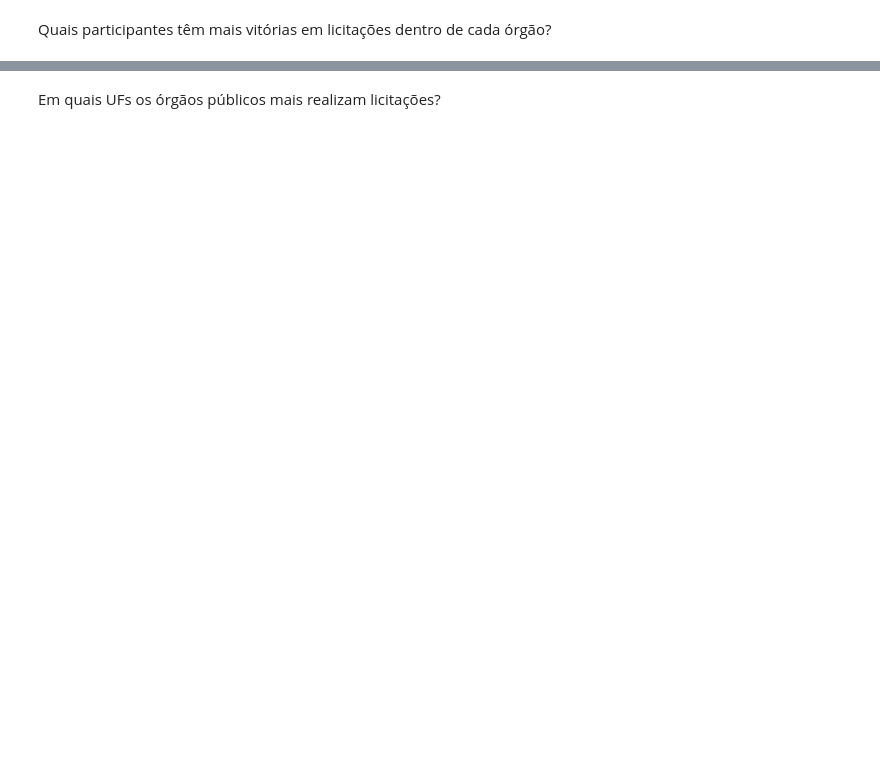
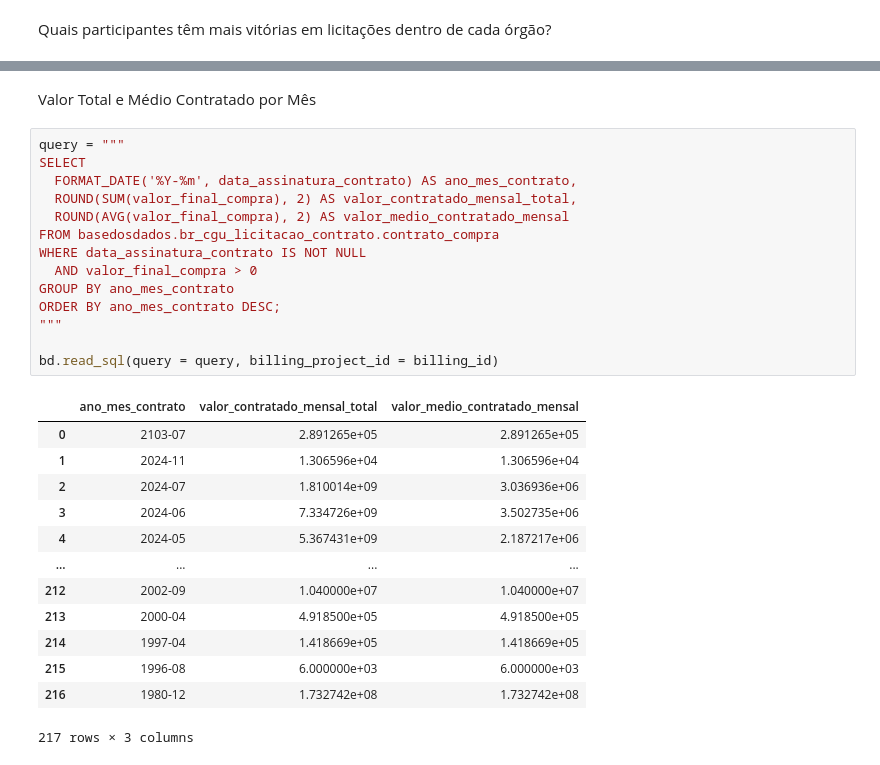
Before and after one commit to Th1agoFarias/Analise-Licitacoes-Publicas-CGU, a Jupyter notebook: cgu.ipynb, the cells around one changed output, grey strips where cells are left out. Cells and saved outputs as stored; diff of their text form; blank space fills up the shorter version.

```diff
--- a/cgu.ipynb
+++ b/cgu.ipynb
@@ -47,2 +127,30 @@ Quais participantes têm mais vitórias em licitações dentro de cada órgão?
 # %% [markdown]
-Em quais UFs os órgãos públicos mais realizam licitações?
+ Valor Total e Médio Contratado por Mês
+# %%
+query = """
+SELECT
+  FORMAT_DATE('%Y-%m', data_assinatura_contrato) AS ano_mes_contrato,
+  ROUND(SUM(valor_final_compra), 2) AS valor_contratado_mensal_total,
+  ROUND(AVG(valor_final_compra), 2) AS valor_medio_contratado_mensal
+FROM basedosdados.br_cgu_licitacao_contrato.contrato_compra
+WHERE data_assinatura_contrato IS NOT NULL
+  AND valor_final_compra > 0
+GROUP BY ano_mes_contrato
+ORDER BY ano_mes_contrato DESC;
+"""
+
+bd.read_sql(query = query, billing_project_id = billing_id)
+# %% [output]
+|  | ano_mes_contrato | valor_contratado_mensal_total | valor_medio_contratado_mensal |
+| 0 | 2103-07 | 2.891265e+05 | 2.891265e+05 |
+| 1 | 2024-11 | 1.306596e+04 | 1.306596e+04 |
+| 2 | 2024-07 | 1.810014e+09 | 3.036936e+06 |
+| 3 | 2024-06 | 7.334726e+09 | 3.502735e+06 |
+| 4 | 2024-05 | 5.367431e+09 | 2.187217e+06 |
+| ... | ... | ... | ... |
+| 212 | 2002-09 | 1.040000e+07 | 1.040000e+07 |
+| 213 | 2000-04 | 4.918500e+05 | 4.918500e+05 |
+| 214 | 1997-04 | 1.418669e+05 | 1.418669e+05 |
+| 215 | 1996-08 | 6.000000e+03 | 6.000000e+03 |
+| 216 | 1980-12 | 1.732742e+08 | 1.732742e+08 |
+217 rows × 3 columns
```
Also changed, not shown: parts of 17 cells of this notebook.
